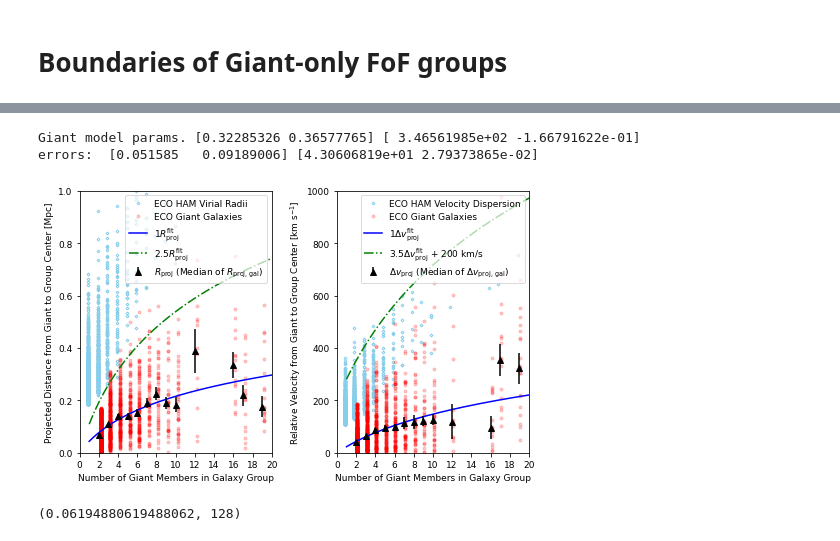
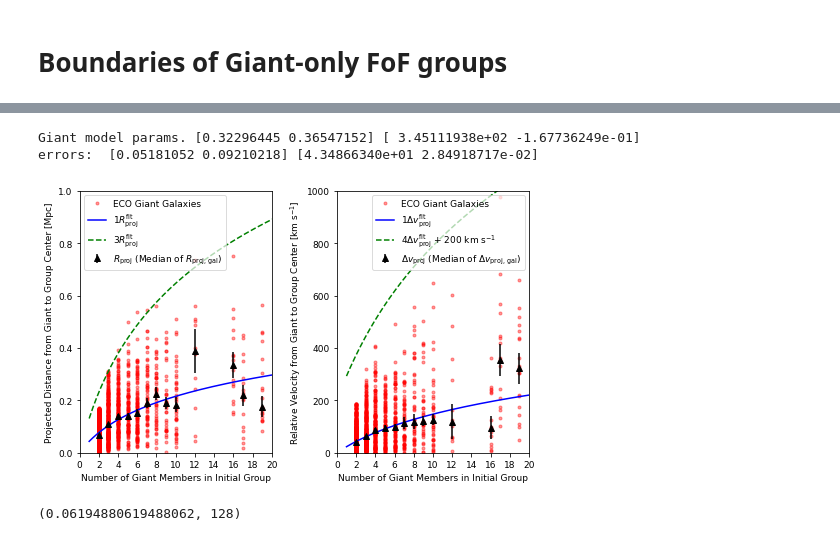
Before and after one commit to zhutchens1/g3groupfinder, a Jupyter notebook: resolve_and_eco/Section3Figures.ipynb, the cells around one changed output, grey strips where cells are left out. Cells and saved outputs as stored; diff of their text form; code cells hidden in the pictures.

```diff
--- a/resolve_and_eco/Section3Figures.ipynb
+++ b/resolve_and_eco/Section3Figures.ipynb
@@ -62,8 +64,8 @@ poptrproj,cov1 = curve_fit(giantmodel, uniqecogiantgrpn[keepcalsel], median_relp
 poptdvproj,cov2 = curve_fit(giantmodel, uniqecogiantgrpn[keepcalsel], median_relvel, sigma=dvproj_median_error)#, p0=[160,6.5,45,-600])
 print("Giant model params.", poptrproj, poptdvproj)
 print("errors: ",np.sqrt(np.diag(cov1)),np.sqrt(np.diag(cov2)))
-rproj_boundary = lambda N: 2.5*giantmodel(N, *poptrproj) #3*(rprojslope*N+rprojint)
-vproj_boundary = lambda N: 3.5*giantmodel(N, *poptdvproj)+200 #4.5*(dvprojslope*N+dvprojint)
+rproj_boundary = lambda N: 3*giantmodel(N, *poptrproj) #3*(rprojslope*N+rprojint)
+vproj_boundary = lambda N: 4*giantmodel(N, *poptdvproj)+200 #4.5*(dvprojslope*N+dvprojint)
 assert ((rproj_boundary(1)>0) and (vproj_boundary(1)>0)), "Cannot extrapolate Rproj or Vproj to N=1"
 
 # get virial radii from abundance matching to giant-only groups
@@ -77,42 +79,42 @@ GRAV=4.32e-9
 Vmax2 = (GRAV*(10**gilogmh)/gihalorvir)*0.216*cvir/Ac
 gihalorvir = gihalorvir / (HUBBLE_CONST/100.)
 # %% [output]
-Giant model params. [0.32285326 0.36577765] [ 3.46561985e+02 -1.66791622e-01]
-errors:  [0.051585   0.09189006] [4.30606819e+01 2.79373865e-02]
+Giant model params. [0.32296445 0.36547152] [ 3.45111938e+02 -1.67736249e-01]
+errors:  [0.05181052 0.09210218] [4.34866340e+01 2.84918717e-02]
 # %%
 %matplotlib inline
 fig, (ax,ax1) = plt.subplots(ncols=2, figsize=doublecolsize)
 sel = (ecogiantgrpn>1)
-ax1.plot(gihalon-0.2, gihalovdisp, 'D', label=r'ECO HAM Velocity Dispersion', rasterized=True, ms=2, markerfacecolor="None", markeredgecolor='skyblue')
-ax1.plot(ecogiantgrpn[sel]+0.1, relvel[sel], 'r.', alpha=0.2, label=r'ECO Giant Galaxies', rasterized=True)
+#ax1.plot(gihalon-0.2, gihalovdisp, 'D', label=r'ECO HAM Velocity Dispersion', rasterized=True, ms=2, markerfacecolor="None", markeredgecolor='skyblue')
+ax1.plot(ecogiantgrpn[sel], relvel[sel], 'r.', alpha=0.4, label=r'ECO Giant Galaxies', rasterized=True)
 ax1.errorbar(uniqecogiantgrpn[keepcalsel], median_relvel, fmt='k^', label=r'$\Delta v_{\rm proj}$ (Median of $\Delta v_{\rm proj,\, gal}$)',yerr=dvproj_median_error, rasterized=True, zorder=15)
 tx = np.linspace(1,max(ecogiantgrpn),1000)
 ax1.plot(tx, giantmodel(tx, *poptdvproj), label=r'$1\Delta v_{\rm proj}^{\rm fit}$', rasterized=True, color='blue')
-ax1.plot(tx, 3.5*giantmodel(tx, *poptdvproj)+200, 'g',  label=r'$3.5\Delta v_{\rm proj}^{\rm fit}$ + 200 km/s', linestyle='-.', rasterized=True)
+ax1.plot(tx, 4*giantmodel(tx, *poptdvproj)+200, 'g',  label=r'$4\Delta v_{\rm proj}^{\rm fit}$ + 200 km s$^{-1}$', linestyle='--', rasterized=True)
 
 ax1.set_xlim(0,20)
 ax1.set_ylim(0,1000)
 ax1.set_xticks(np.arange(0,22,2))
-ax1.set_xlabel("Number of Giant Members in Galaxy Group")
+ax1.set_xlabel("Number of Giant Members in Initial Group")
 ax1.set_ylabel(r"Relative Velocity from Giant to Group Center [km s$^{-1}$]")
 ax1.legend(loc='upper right', framealpha=0.7)
 
-ax.plot(gihalon-0.1, gihalorvir, 'D', markeredgecolor='skyblue', markerfacecolor="None", ms=2, label=r'ECO HAM Virial Radii', rasterized=True)
-ax.plot(ecogiantgrpn[sel]+0.2, relprojdist[sel], 'r.', alpha=0.2, label=r'ECO Giant Galaxies', rasterized=True)
+#ax.plot(gihalon-0.1, gihalorvir, 'D', markeredgecolor='skyblue', markerfacecolor="None", ms=2, label=r'ECO HAM Virial Radii', rasterized=True)
+ax.plot(ecogiantgrpn[sel], relprojdist[sel], 'r.', alpha=0.4, label=r'ECO Giant Galaxies', rasterized=True)
 ax.errorbar(uniqecogiantgrpn[keepcalsel], median_relprojdist, fmt='k^', label=r'$R_{\rm proj}$ (Median of $R_{\rm proj,\, gal}$)',yerr=rproj_median_error, rasterized=True, zorder=15)
 ax.plot(tx, giantmodel(tx, *poptrproj), label=r'$1R_{\rm proj}^{\rm fit}$', rasterized=True, color='blue')
-ax.plot(tx, 2.5*giantmodel(tx, *poptrproj), 'g', label=r'$2.5R_{\rm proj}^{\rm fit}$', linestyle='-.', rasterized=True)
-ax.set_xlabel("Number of Giant Members in Galaxy Group")
+ax.plot(tx, 3*giantmodel(tx, *poptrproj), 'g', label=r'$3R_{\rm proj}^{\rm fit}$', linestyle='--', rasterized=True)
+ax.set_xlabel("Number of Giant Members in Initial Group")
 ax.set_ylabel(r"Projected Distance from Giant to Group Center [Mpc]")
 ax.legend(loc='best', framealpha=0.7)
 ax.set_xlim(0,20)
 ax.set_ylim(0,1)
 ax.set_xticks(np.arange(0,22,2))
 plt.tight_layout()
 plt.savefig("../figures/rproj_calibration_assoc.pdf")
 plt.show()
 # %% [output]
-[figure, old version]
+[figure, new version]
 # %%
 len(ecogiantgrpn[ecogiantgrpn>10])/len(ecogiantgrpn), max(ecogiantgrpn)
 # %% [output]
```
Also changed, not shown: parts of 25 cells of this notebook.
